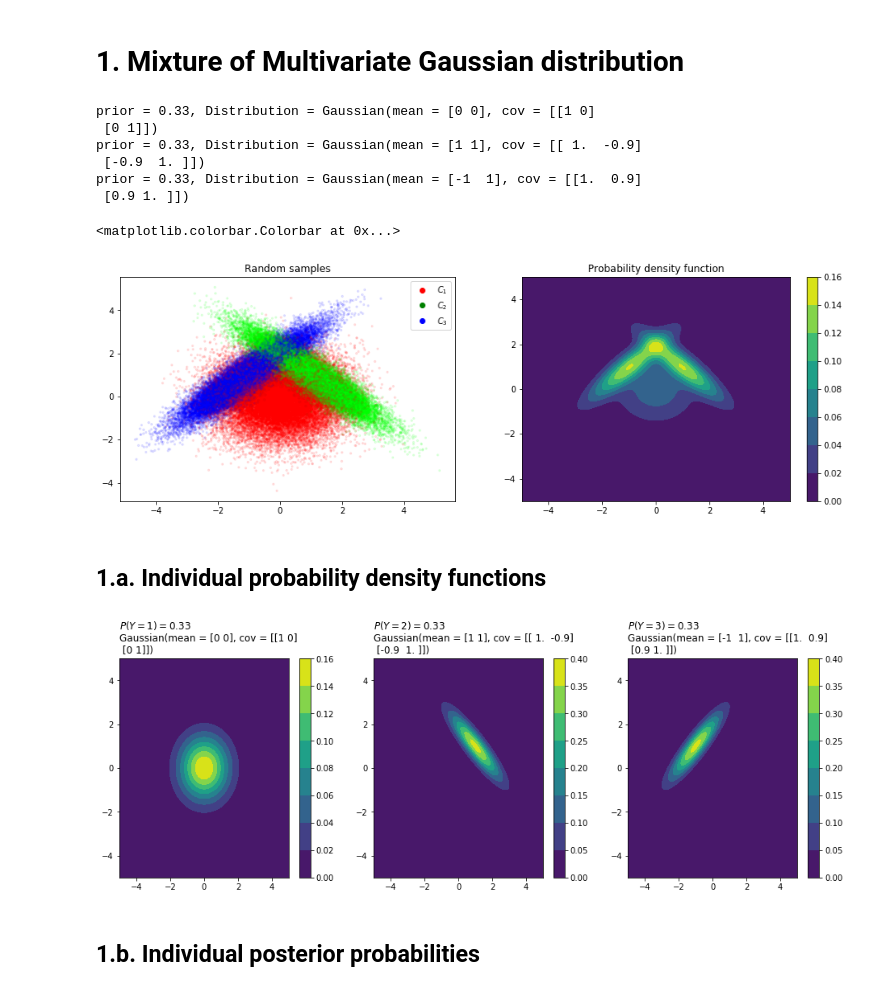
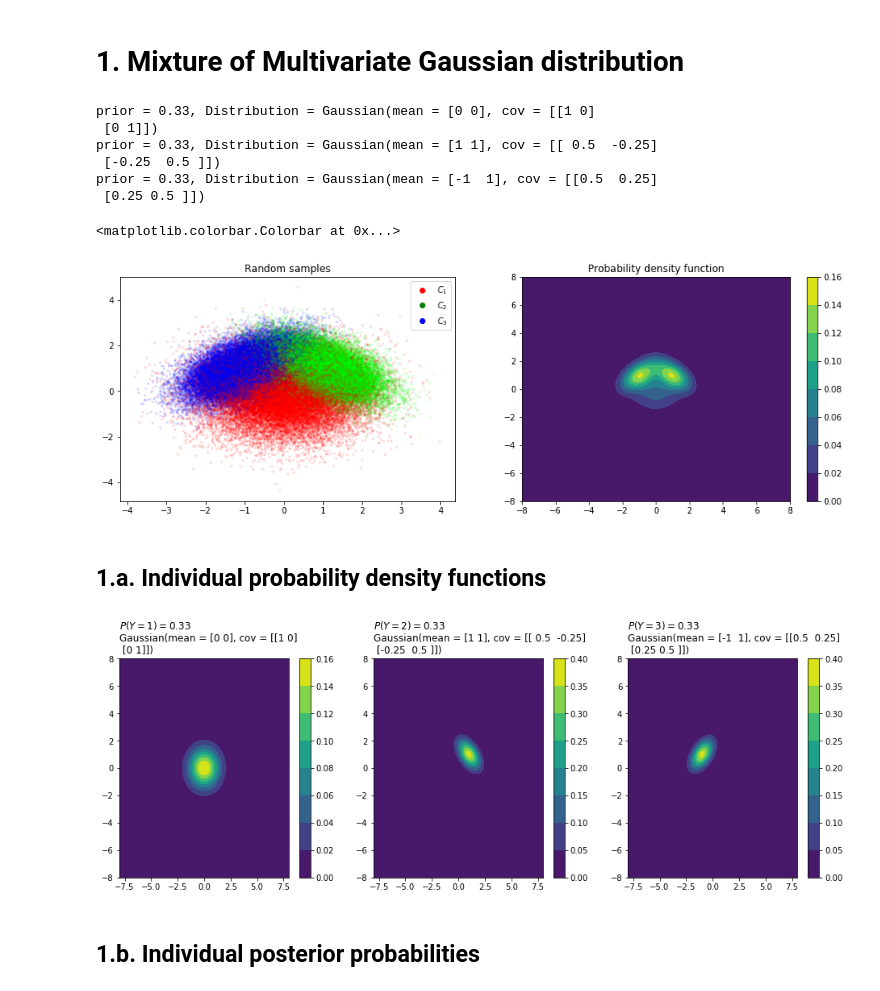
Before and after one commit to dirichletcal/experiments_neurips, a Jupyter notebook: notebooks/synthetic_data_gaussian_mixture_example.ipynb, the cells around one changed output. Cells and saved outputs as stored; diff of their text form; code cells hidden in the pictures.

```diff
--- a/notebooks/synthetic_data_gaussian_mixture_example.ipynb
+++ b/notebooks/synthetic_data_gaussian_mixture_example.ipynb
@@ -35,11 +44,11 @@ np.random.seed(42)
 
 prior = [1/3, 1/3, 1/3]
 a = 1
-b = 1
-c = 0.9
+b = 0.5
+c = 0.25
 
-x_grid = np.linspace(-5, 5, grid_levels)
-y_grid = np.linspace(-5, 5, grid_levels)
+x_grid = np.linspace(-8, 8, grid_levels)
+y_grid = np.linspace(-8, 8, grid_levels)
 
 mg = MixtureDistribution(priors=prior,
                          distributions=[Gaussian([0, 0], [[1, 0], [0, 1]]),
@@ -54,38 +63,38 @@ mg = MixtureDistribution(priors=prior,
 print(mg)
 
 X, Y_bin = mg.sample(n_samples)
 Y = np.argmax(Y_bin, axis=1)
 
 X_test, Y_bin_test = mg.sample(n_samples)
 Y_test = np.argmax(Y_bin_test, axis=1)
 
 fig = plt.figure()
 ax1 = fig.add_subplot(121)
 ax1.set_title('Random samples')
 ax1.scatter(X[:,0], X[:,1], s=5, color=Y_bin, alpha=0.1)
 
 c1_mark = mlines.Line2D([], [], color='red', marker='o', linestyle='None', label=r'$C_1$')
 c2_mark = mlines.Line2D([], [], color='green', marker='o', linestyle='None', label=r'$C_2$')
 c3_mark = mlines.Line2D([], [], color='blue', marker='o', linestyle='None', label=r'$C_3$')
 
 ax1.legend(handles=[c1_mark, c2_mark, c3_mark])
 
 xx, yy = np.meshgrid(x_grid, y_grid)
 z = mg.pdf(np.vstack([xx.flatten(), yy.flatten()]).T)
 
 ax2 = fig.add_subplot(122)
 ax2.set_title('Probability density function')
 contour = ax2.contourf(xx, yy, z.reshape(grid_levels,grid_levels))
 fig.colorbar(contour)
 # %% [output]
 prior = 0.33, Distribution = Gaussian(mean = [0 0], cov = [[1 0]
  [0 1]])
-prior = 0.33, Distribution = Gaussian(mean = [1 1], cov = [[ 1.  -0.9]
- [-0.9  1. ]])
-prior = 0.33, Distribution = Gaussian(mean = [-1  1], cov = [[1.  0.9]
- [0.9 1. ]])
+prior = 0.33, Distribution = Gaussian(mean = [1 1], cov = [[ 0.5  -0.25]
+ [-0.25  0.5 ]])
+prior = 0.33, Distribution = Gaussian(mean = [-1  1], cov = [[0.5  0.25]
+ [0.25 0.5 ]])
 <matplotlib.colorbar.Colorbar at 0x...>
-[figure, old version]
+[figure, new version]
 # %% [markdown]
 ## 1.a. Individual probability density functions
 # %%
@@ -103,7 +112,7 @@ def plot_individual_pdfs(class_dist):
 
 plot_individual_pdfs(mg)
 # %% [output]
-[figure, old version]
+[figure, new version]
 # %% [markdown]
 ## 1.b. Individual posterior probabilities
 # %%
```
Also changed, not shown: parts of 16 cells of this notebook.
